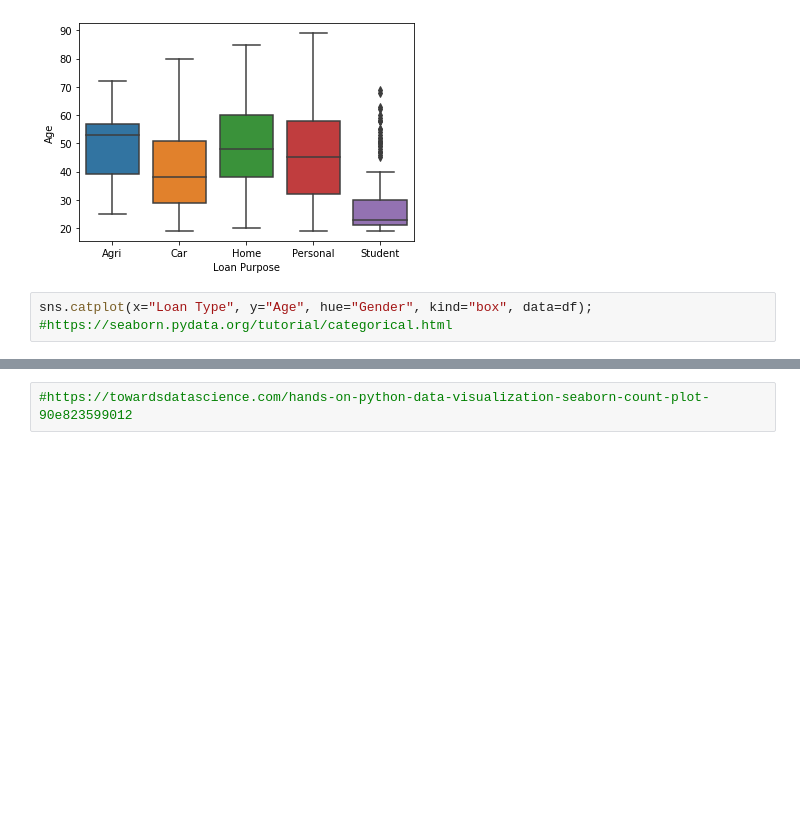
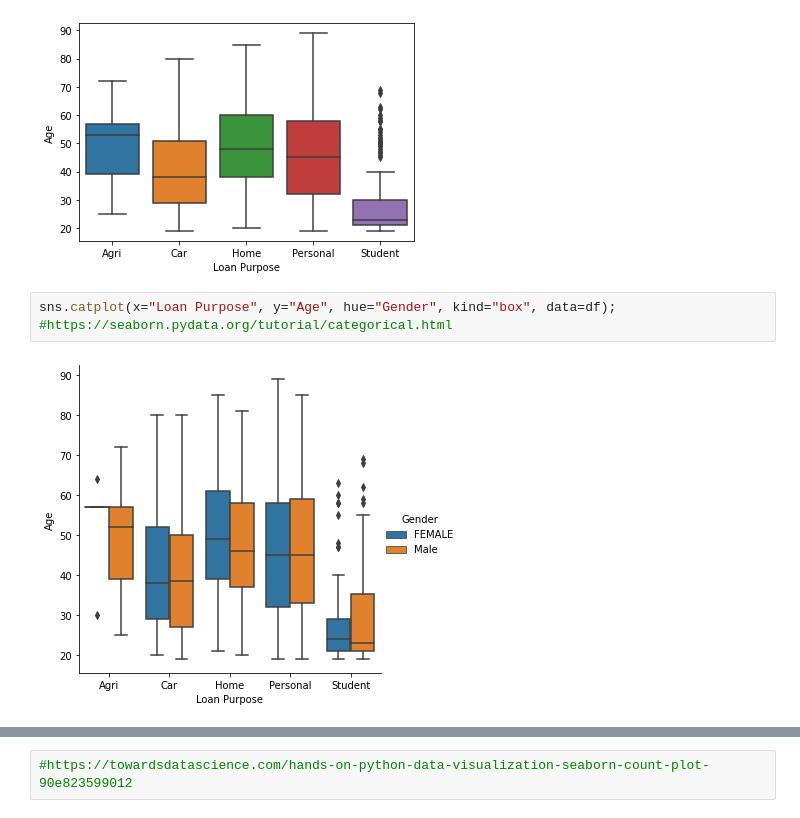
Before and after one commit to brendantipp/sem2_prog_data_analysis_project, a Jupyter notebook: product_analysis.ipynb, the cells around one changed output, grey strips where cells are left out. Drawn from its saved outputs; the diff is of its cells as text; blank space fills up the shorter version.

```diff
--- a/product_analysis.ipynb
+++ b/product_analysis.ipynb
@@ -224,6 +228,8 @@ sns.boxplot(x='Loan Purpose',y="Age",data=df);
 # %% [output]
 [figure]
 # %%
-sns.catplot(x="Loan Type", y="Age", hue="Gender", kind="box", data=df);
+sns.catplot(x="Loan Purpose", y="Age", hue="Gender", kind="box", data=df);
 #https://seaborn.pydata.org/tutorial/categorical.html
+# %% [output]
+[figure, added]
 # %%
```
Also changed, not shown: parts of 21 cells of this notebook.
